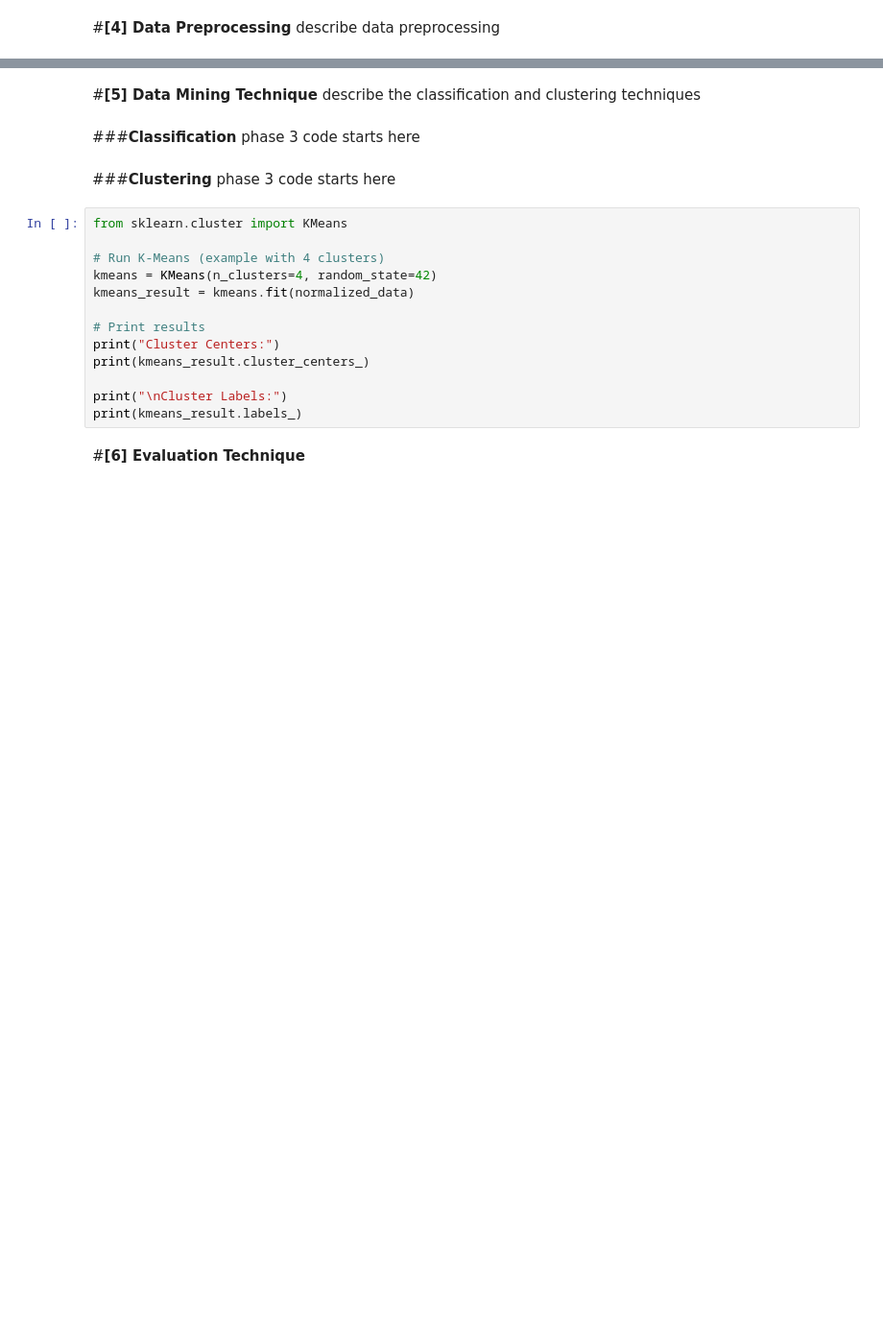
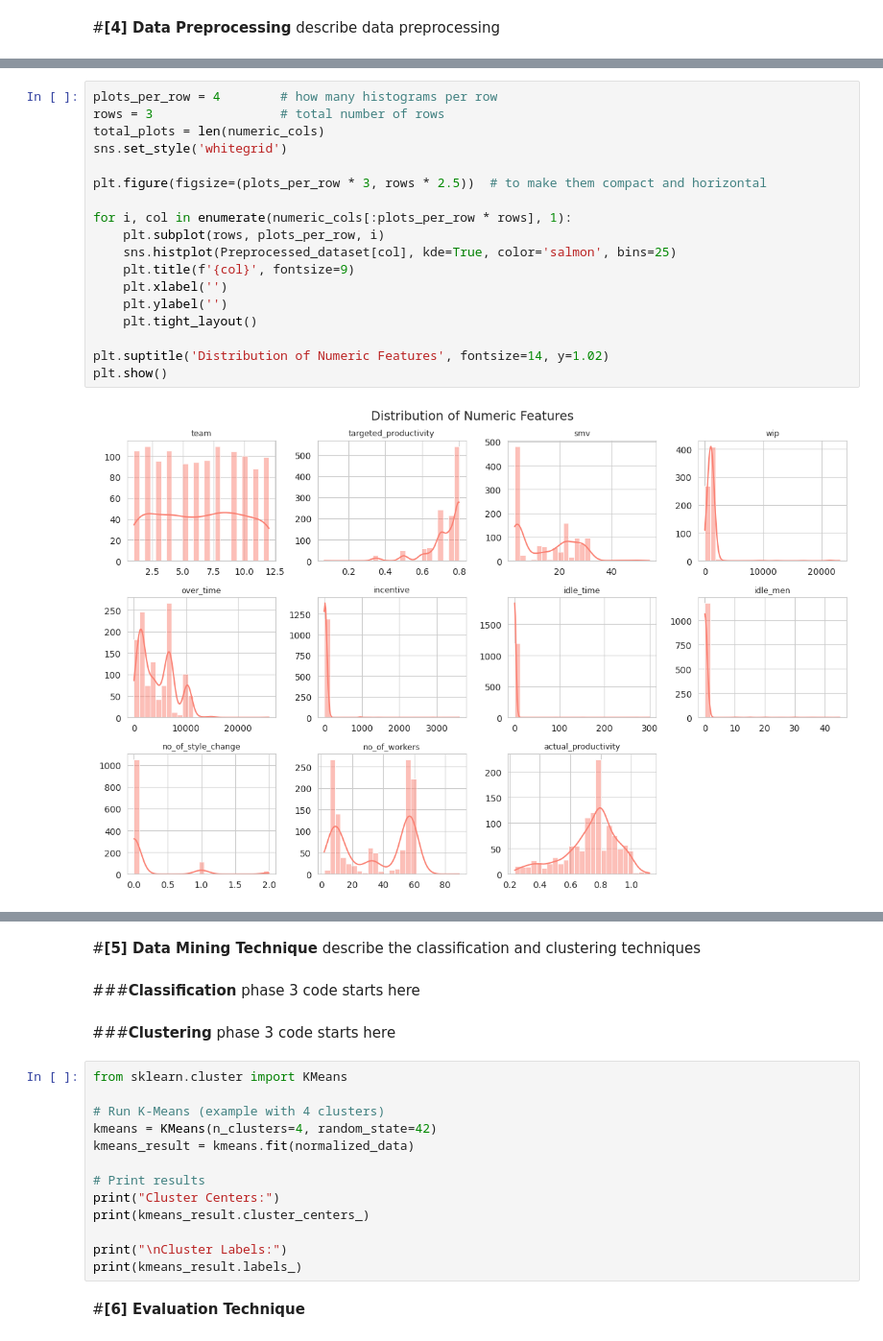
Before and after one commit to Falhebshi/Data-Mining, a Jupyter notebook: Phase3.ipynb, the cells around one changed output, grey strips where cells are left out. Shown: that part at 96% size. Cells and saved outputs as stored; diff of their text form; blank space fills up the shorter version.

```diff
--- a/Phase3.ipynb
+++ b/Phase3.ipynb
@@ -46,0 +219,20 @@ describe data preprocessing
+# %%
+plots_per_row = 4        # how many histograms per row
+rows = 3                 # total number of rows
+total_plots = len(numeric_cols)
+sns.set_style('whitegrid')
+
+plt.figure(figsize=(plots_per_row * 3, rows * 2.5))  # to make them compact and horizontal
+
+for i, col in enumerate(numeric_cols[:plots_per_row * rows], 1):
+    plt.subplot(rows, plots_per_row, i)
+    sns.histplot(Preprocessed_dataset[col], kde=True, color='salmon', bins=25)
+    plt.title(f'{col}', fontsize=9)
+    plt.xlabel('')
+    plt.ylabel('')
+    plt.tight_layout()
+
+plt.suptitle('Distribution of Numeric Features', fontsize=14, y=1.02)
+plt.show()
+# %% [output]
+[figure, added]
```
Also changed, not shown: parts of 17 cells of this notebook.
